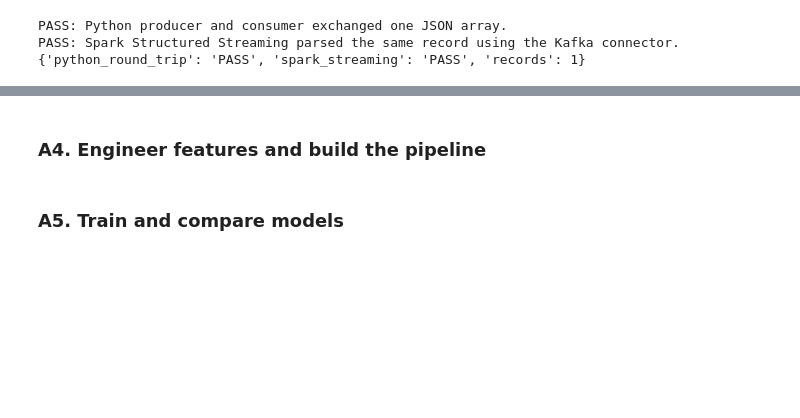
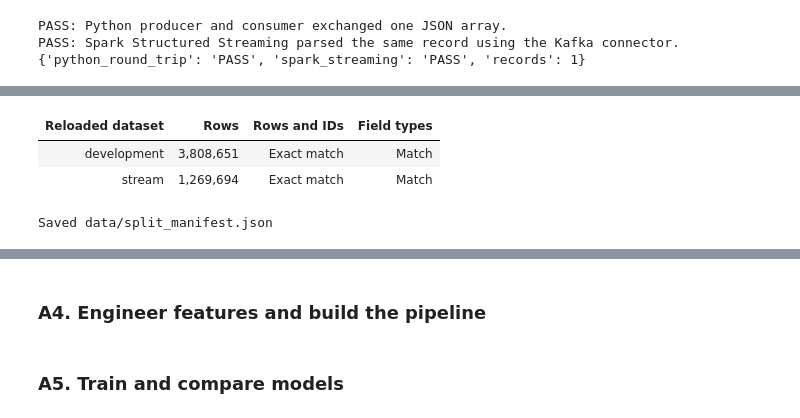
Before and after one commit to tung-lechu/assessment2-aml, a Jupyter notebook: assessment2.ipynb, the cells around one changed output, grey strips where cells are left out. Saved outputs shown, nothing was run; the diff lists cells and outputs as text; code cells hidden in the pictures; blank space fills up the shorter version.

```diff
--- a/assessment2.ipynb
+++ b/assessment2.ipynb
@@ -30,7 +31,8 @@ os.environ["PYSPARK_SUBMIT_ARGS"] = "--driver-memory 4g pyspark-shell"
 SEED = 42
 DATA_DIR = PROJECT_ROOT / "data"
 MODEL_PATH = PROJECT_ROOT / "models/a2_model"
-STREAM_PATH = DATA_DIR / "stream_holdout"
+STREAM_PATH = DATA_DIR / "stream_data.parquet"
+DEVELOPMENT_PATH = DATA_DIR / "development_data.parquet"
 KAFKA_BOOTSTRAP_SERVERS = "127.0.0.1:9092"
 KAFKA_TOPIC = "aml-transactions"
 RUN_KAFKA_SMOKE_TEST = True
@@ -98,0 +578,61 @@ PASS: Spark Structured Streaming parsed the same record using the Kafka connecto
+# %%
+development_source.write.mode("overwrite").parquet(str(DEVELOPMENT_PATH))
+stream_source.write.mode("overwrite").parquet(str(STREAM_PATH))
+
+development_df = spark.read.parquet(str(DEVELOPMENT_PATH))
+stream_df = spark.read.parquet(str(STREAM_PATH))
+reload_checks = []
+for name, saved, original in [
+    ("development", development_df, development_source),
+    ("stream", stream_df, stream_source),
+]:
+    assert saved.dtypes == original.dtypes
+    saved_count = saved.count()
+    assert saved_count == outer_counts[name]
+    assert original.exceptAll(
+        saved.select(*original.columns)
+    ).limit(1).count() == 0
+    reload_checks.append((name, f"{saved_count:,}", "Exact match", "Match"))
+show_table(["Reloaded dataset", "Rows", "Rows and IDs", "Field types"], reload_checks)
+
+train_df = development_df.filter(F.col("model_partition") == "train")
+validation_df = development_df.filter(F.col("model_partition") == "validation")
+test_df = development_df.filter(F.col("model_partition") == "test")
+
+import json
+
+split_manifest = {
+    "source_sha256": expected_hashes,
+    "source_record_id": "1-based CSV record position, header excluded",
+    "group_columns": transaction_content_columns,
+    "method": "SHA-256 content key; xxhash64 with seed argument; modulo buckets",
+    "outer_seed": SEED,
+    "model_seed": MODEL_SPLIT_SEED,
+    "hash_buckets": HASH_BUCKETS,
+    "outer_development_threshold": 750_000,
+    "model_train_validation_thresholds": [700_000, 850_000],
+    "outer_counts": outer_counts,
+    "development_partitions": model_counts,
+    "paths": {
+        "development": str(DEVELOPMENT_PATH.relative_to(PROJECT_ROOT)),
+        "stream": str(STREAM_PATH.relative_to(PROJECT_ROOT)),
+    },
+    "checks": {
+        "source_rows": transaction_count,
+        "unique_source_ids": partition_id_count,
+        "cross_partition_groups": cross_partition_groups,
+        "assignment_changes": assignment_changes,
+        "parquet_exact_match": True,
+    },
+}
+(DATA_DIR / "split_manifest.json").write_text(
+    json.dumps(split_manifest, indent=2, sort_keys=True) + "\n"
+)
+partitioned_transactions.unpersist()
+identified_transactions.unpersist()
+print("Saved data/split_manifest.json")
+# %% [output]
+| Reloaded dataset | Rows | Rows and IDs | Field types |
+| development | 3,808,651 | Exact match | Match |
+| stream | 1,269,694 | Exact match | Match |
+Saved data/split_manifest.json
```
Also changed, not shown: parts of 33 cells of this notebook, 5 other files.
